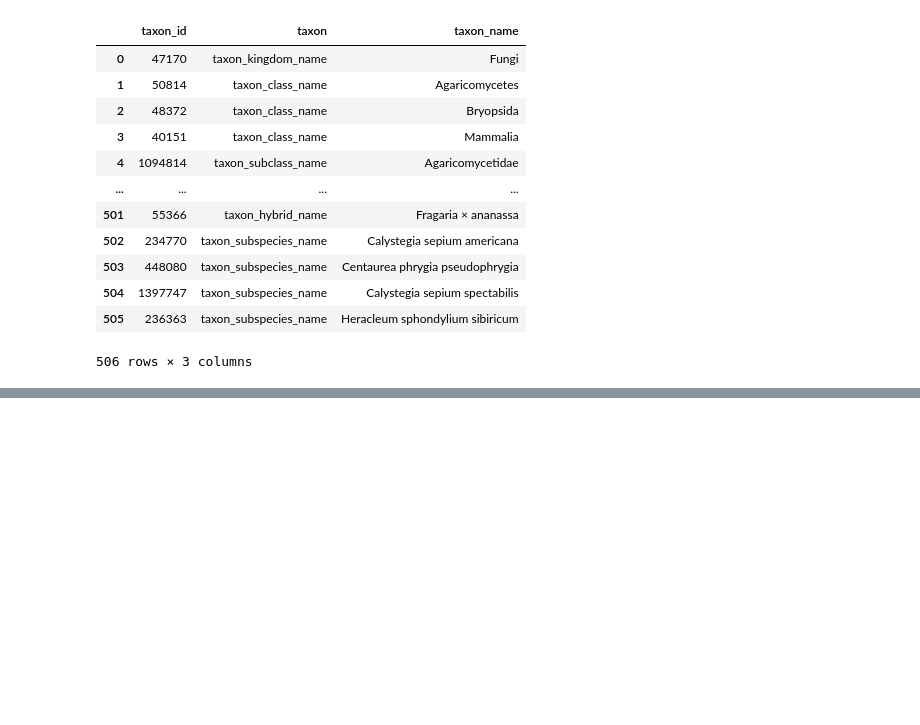
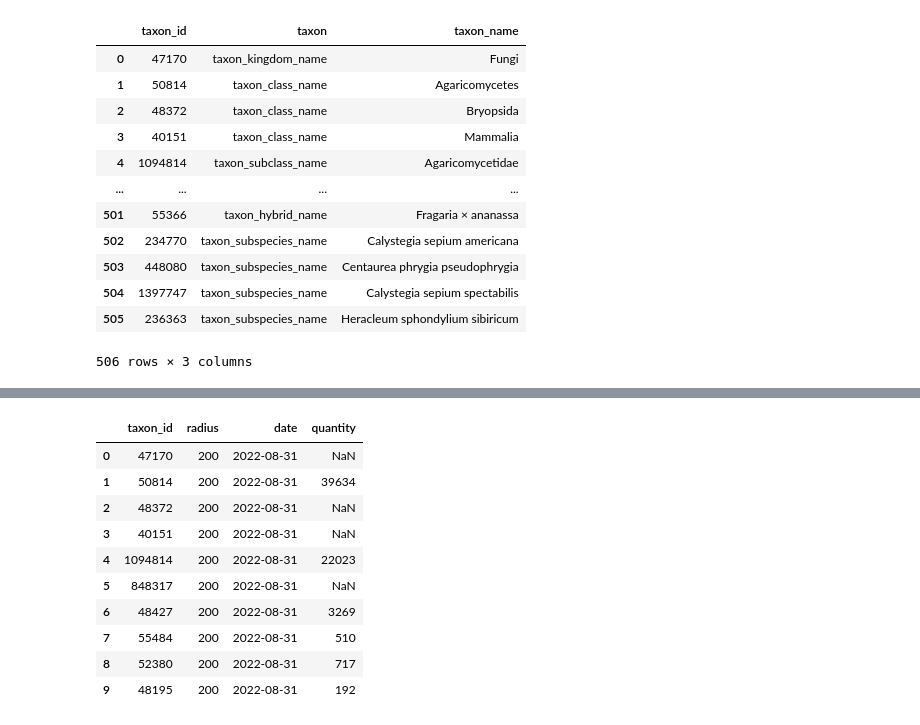
Before and after one commit to baidakovil/iNat-statistics, a Jupyter notebook: inat_raritets.ipynb, the cells around one changed output, grey strips where cells are left out. Cells and saved outputs as stored; diff of their text form; code cells hidden in the pictures; blank space fills up the shorter version.

```diff
--- a/inat_raritets.ipynb
+++ b/inat_raritets.ipynb
@@ -165,0 +254,15 @@ save_response(requestname)
+# %%
+csv_radiuses = pd.merge(ask_radiuses, saved_radiuses, how='left', left_on=['taxon_id','radius','date'], right_on=['taxon_id','radius','date'])
+csv_radiuses
+# %% [output]
+|  | taxon_id | radius | date | quantity |
+| 0 | 47170 | 200 | 2022-08-31 | NaN |
+| 1 | 50814 | 200 | 2022-08-31 | 39634 |
+| 2 | 48372 | 200 | 2022-08-31 | NaN |
+| 3 | 40151 | 200 | 2022-08-31 | NaN |
+| 4 | 1094814 | 200 | 2022-08-31 | 22023 |
+| 5 | 848317 | 200 | 2022-08-31 | NaN |
+| 6 | 48427 | 200 | 2022-08-31 | 3269 |
+| 7 | 55484 | 200 | 2022-08-31 | 510 |
+| 8 | 52380 | 200 | 2022-08-31 | 717 |
+| 9 | 48195 | 200 | 2022-08-31 | 192 |
```
Also changed, not shown: parts of 13 cells of this notebook, 1 other file.
